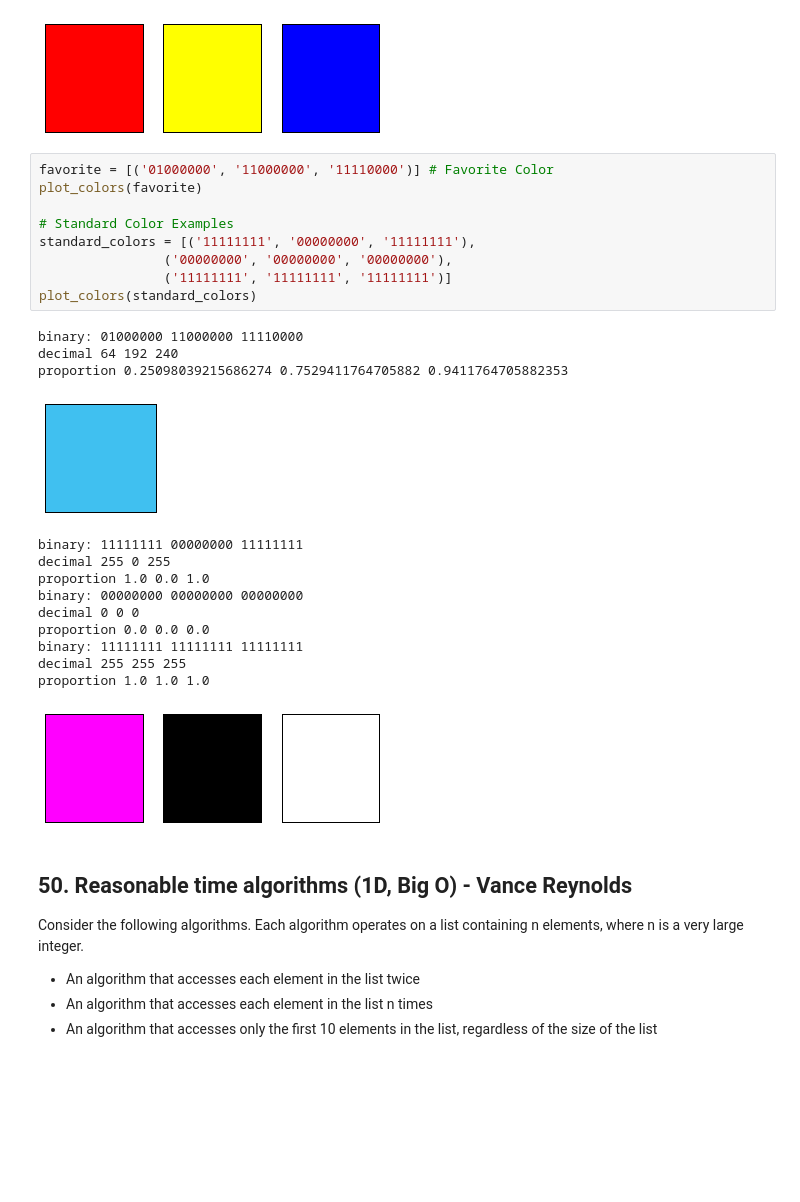
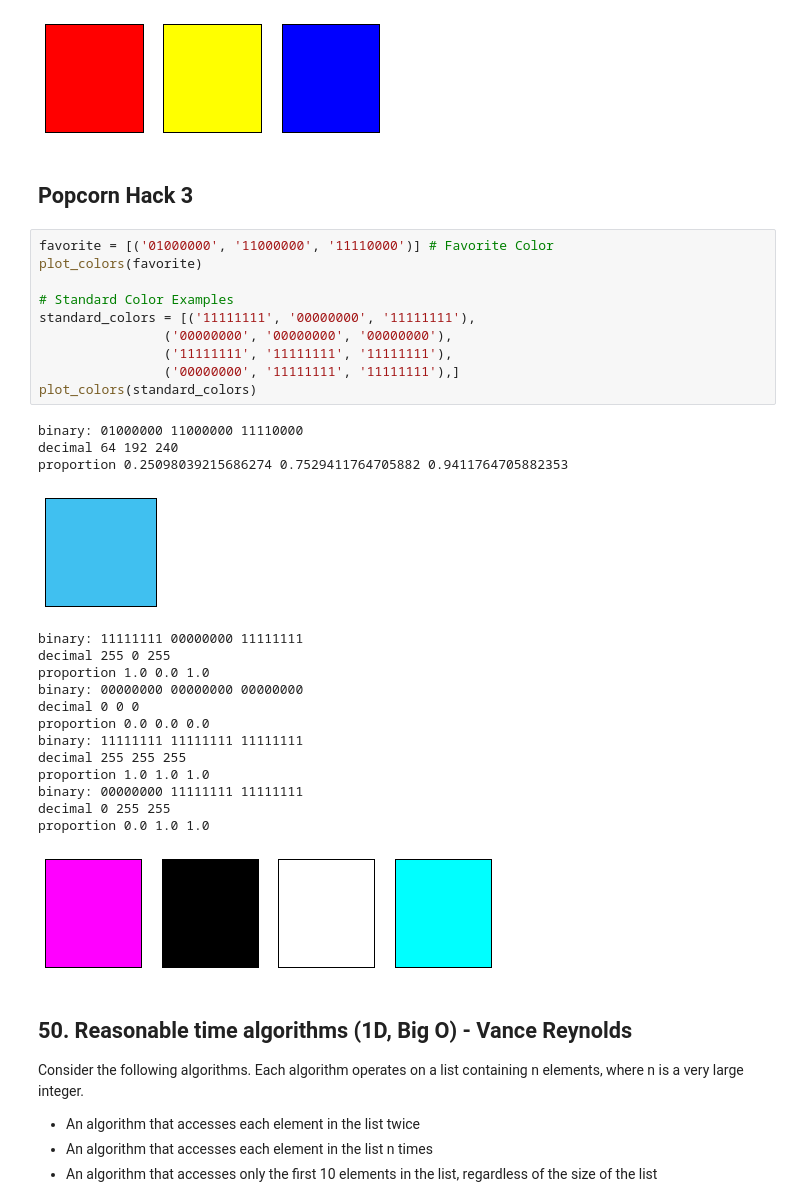
Before and after one commit to trevorhuang1/csp_blog, a Jupyter notebook: _notebooks/2024-03-12-CSP-MCQ-2020-missed.ipynb, the cells around one changed output. Drawn from its saved outputs; the diff is of its cells as text; blank space fills up the shorter version.

```diff
--- a/_notebooks/2024-03-12-CSP-MCQ-2020-missed.ipynb
+++ b/_notebooks/2024-03-12-CSP-MCQ-2020-missed.ipynb
@@ -248,30 +267,36 @@ binary: 00000000 00000000 11111111
 decimal 0 0 255
 proportion 0.0 0.0 1.0
 [figure]
+# %% [markdown]
+## Popcorn Hack 3
 # %%
 favorite = [('01000000', '11000000', '11110000')] # Favorite Color
 plot_colors(favorite)
 
 # Standard Color Examples
 standard_colors = [('11111111', '00000000', '11111111'),
                 ('00000000', '00000000', '00000000'),
-                ('11111111', '11111111', '11111111')]
+                ('11111111', '11111111', '11111111'),
+                ('00000000', '11111111', '11111111'),]
 plot_colors(standard_colors)
 # %% [output]
 binary: 01000000 11000000 11110000
 decimal 64 192 240
 proportion 0.25098039215686274 0.7529411764705882 0.9411764705882353
 [figure]
 binary: 11111111 00000000 11111111
 decimal 255 0 255
 proportion 1.0 0.0 1.0
 binary: 00000000 00000000 00000000
 decimal 0 0 0
 proportion 0.0 0.0 0.0
 binary: 11111111 11111111 11111111
 decimal 255 255 255
 proportion 1.0 1.0 1.0
+binary: 00000000 11111111 11111111
+decimal 0 255 255
+proportion 0.0 1.0 1.0
-[figure, old version]
+[figure, new version]
 # %% [markdown]
 ## 50. Reasonable time algorithms (1D, Big O) - Vance Reynolds
 
```
Also changed, not shown: parts of 13 cells of this notebook, 2 other files.
